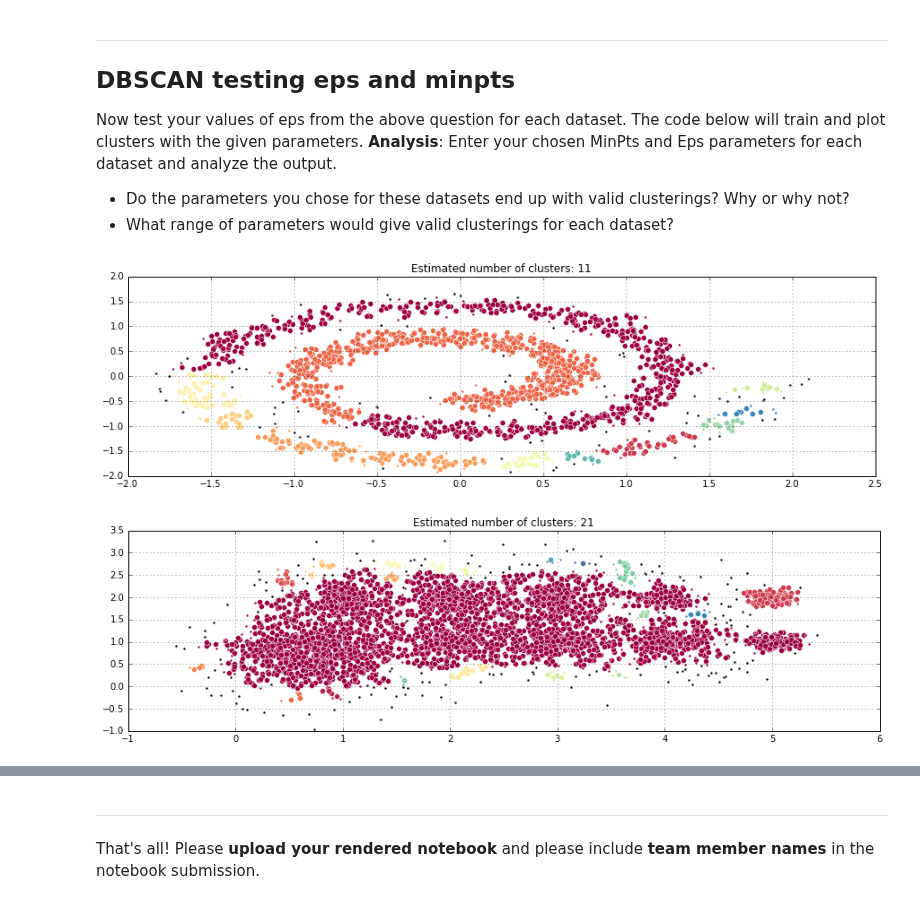
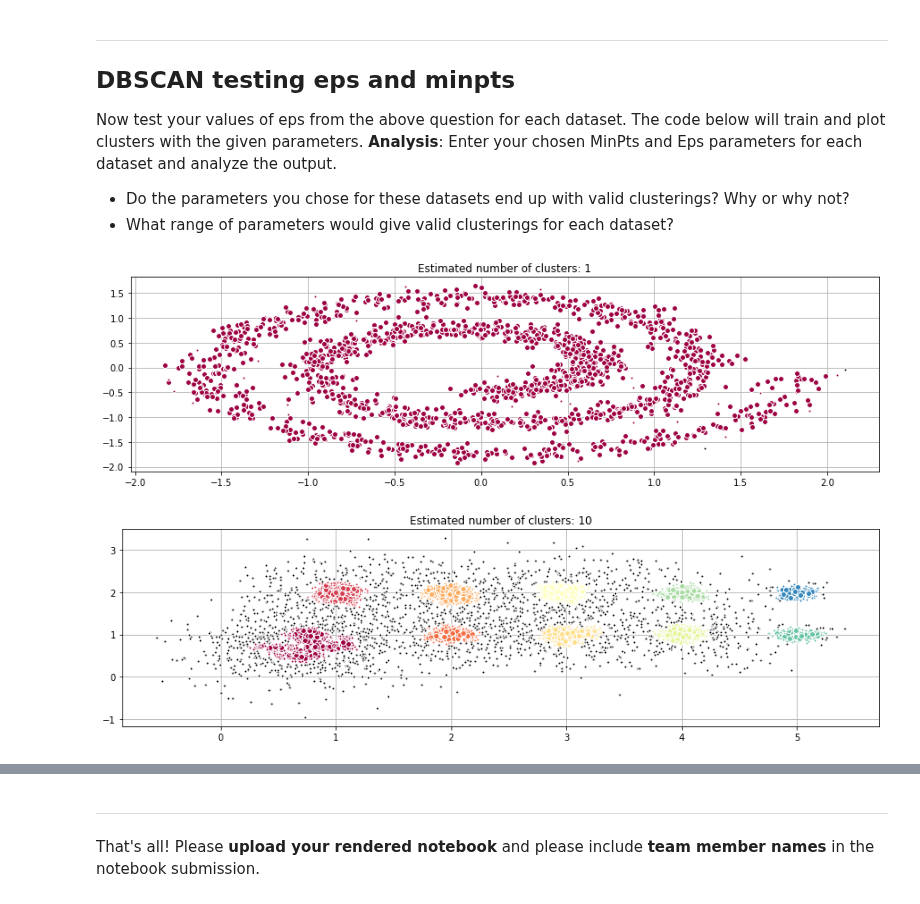
Before and after one commit to kjprice/SMU-data-mining, a Jupyter notebook: python_notebooks/Price_Nizzi_ICA4_DataMining_Final.ipynb, the cells around one changed output, grey strips where cells are left out. Drawn from its saved outputs; the diff is of its cells as text; code cells hidden in the pictures.

```diff
--- a/python_notebooks/Price_Nizzi_ICA4_DataMining_Final.ipynb
+++ b/python_notebooks/Price_Nizzi_ICA4_DataMining_Final.ipynb
@@ -358,10 +371,11 @@ from sklearn.cluster import DBSCAN
 
 #=====================================
 # ENTER YOUR CODE HERE TO CHANGE MINPTS AND EPS FOR EACH DATASET
-X2_minpts = X2_N # from above
-X2_eps = 0.1
-X3_minpts = X3_N # from above
-X3_eps = 0.1
+X2_minpts = 4 # from above
+X2_eps = 0.15
+X3_minpts = 15 # from above
+X3_eps = 0.08
+
 #=====================================
 
 for i, (data, minpts, eps) in enumerate(zip([X2,X3],[X2_minpts,X3_minpts],[X2_eps,X3_eps])):
@@ -373,32 +387,32 @@ for i, (data, minpts, eps) in enumerate(zip([X2,X3],[X2_minpts,X3_minpts],[X2_ep
     n_clusters_ = len(set(labels)) - (1 if -1 in labels else 0)
 
     # mark the samples that are considered "core"
     core_samples_mask = np.zeros_like(db.labels_, dtype=bool)
     core_samples_mask[db.core_sample_indices_] = True
 
     plt.figure(figsize=(15,4))
     unique_labels = set(labels) # the unique labels
     colors = plt.cm.Spectral(np.linspace(0, 1, len(unique_labels)))
     for k, col in zip(unique_labels, colors):
         if k == -1:
             # Black used for noise.
             col = 'k'
 
         class_member_mask = (labels == k)
 
         xy = data[class_member_mask & core_samples_mask]
         # plot the core points in this class
         plt.plot(xy[:, 0], xy[:, 1], 'o', markerfacecolor=col,
                  markeredgecolor='w', markersize=6)
 
         # plot the remaining points that are edge points
         xy = data[class_member_mask & ~core_samples_mask]
         plt.plot(xy[:, 0], xy[:, 1], 'o', markerfacecolor=col,
                  markeredgecolor='w', markersize=3)
 
     plt.title('Estimated number of clusters: %d' % n_clusters_)
     plt.grid()
     plt.show()
 # %% [output]
-[figure, old version]
+[figure, new version]
-[figure, old version]
+[figure, new version]
```
Also changed, not shown: parts of 20 cells of this notebook.
